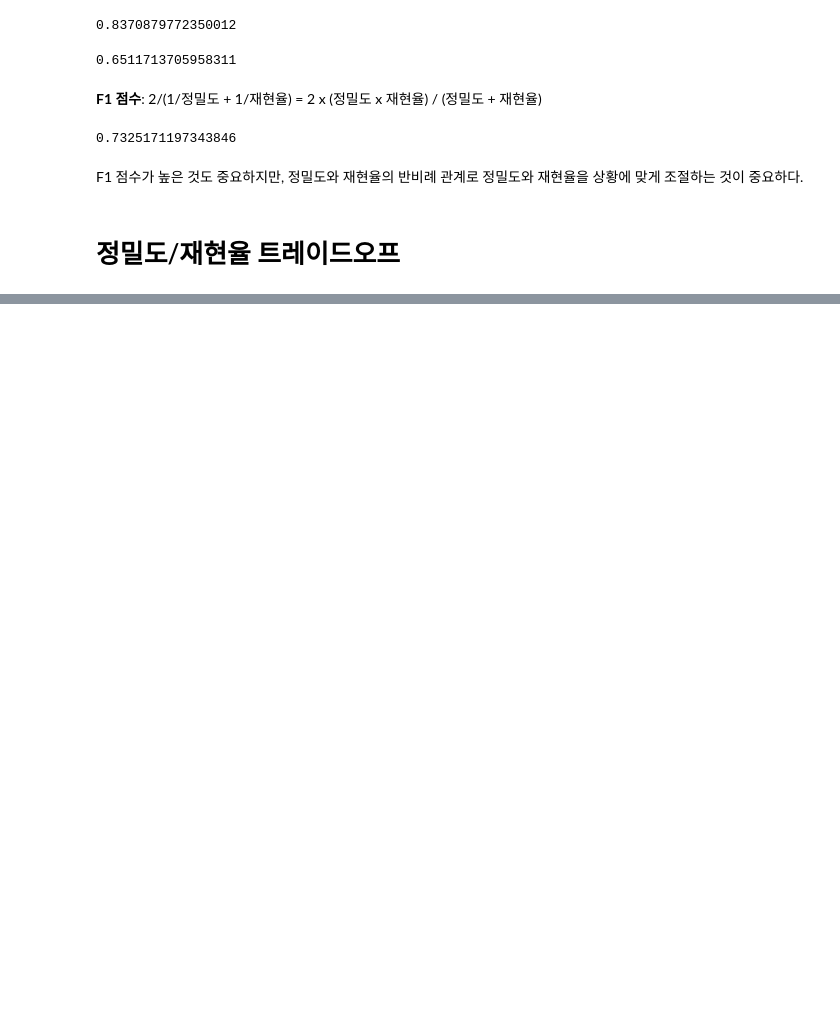
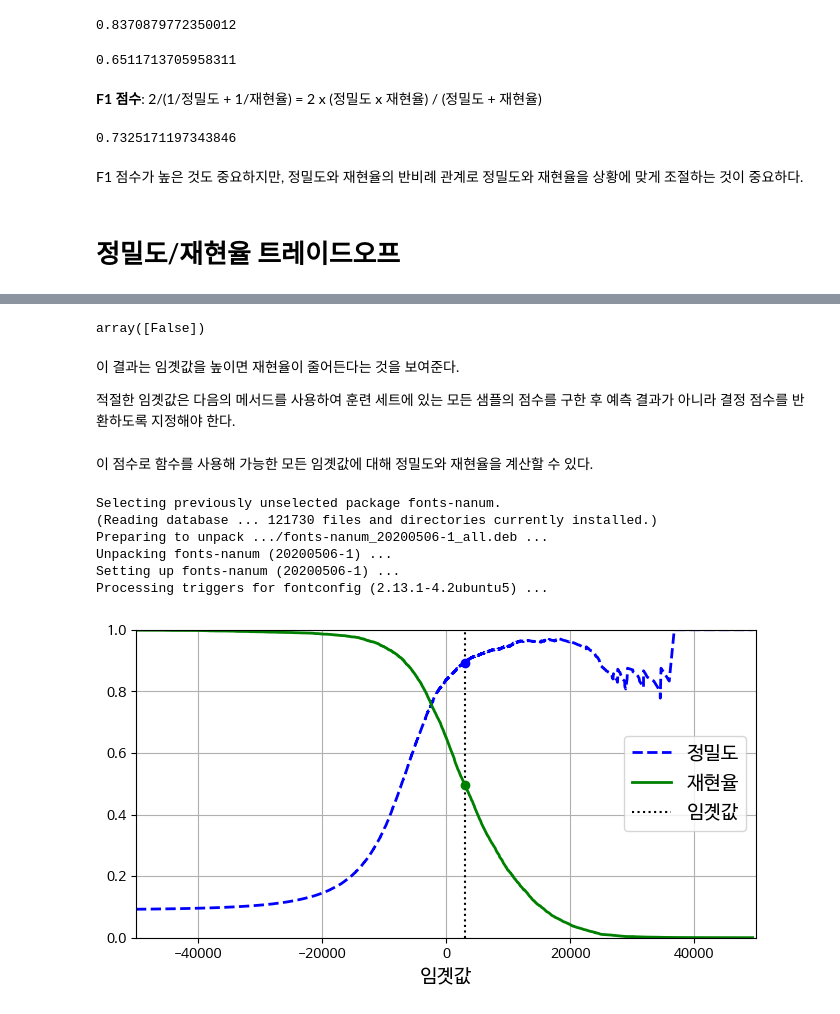
Before and after one commit to sheepjun96/Hands_On-Maching-Learning, a Jupyter notebook: 3장_분류.ipynb, the cells around one changed output, grey strips where cells are left out. Drawn from its saved outputs; the diff is of its cells as text; code cells hidden in the pictures; blank space fills up the shorter version.

```diff
--- a/3장_분류.ipynb
+++ b/3장_분류.ipynb
@@ -200,0 +217,62 @@ F1 점수가 높은 것도 중요하지만, 정밀도와 재현율의 반비례
+# %%
+threshold = 3000
+y_some_digit_pred = (y_scores > threshold)
+y_some_digit_pred
+# %% [output]
+array([False])
+# %% [markdown]
+이 결과는 임곗값을 높이면 재현율이 줄어든다는 것을 보여준다.
+
+적절한 임곗값은 다음의 메서드를 사용하여 훈련 세트에 있는 모든 샘플의 점수를 구한 후 예측 결과가 아니라 결정 점수를 반환하도록 지정해야 한다.
+# %%
+y_scores = cross_val_predict(sgd_clf, X_train, y_train_5, cv=3,
+                             method="decision_function")
+# %% [markdown]
+이 점수로 함수를 사용해 가능한 모든 임곗값에 대해 정밀도와 재현율을 계산할 수 있다.
+# %%
+from sklearn.metrics import precision_recall_curve
+
+precisions, recalls, thresholds = precision_recall_curve(y_train_5, y_scores)
+# %%
+import sys
+
+# 노트북이 코랩에서 실행 중인지 체크합니다.
+if 'google.colab' in sys.modules:
+    !echo 'debconf debconf/frontend select Noninteractive' | debconf-set-selections
+    # 나눔 폰트를 설치합니다.
+    !sudo apt-get -qq -y install fonts-nanum
+    import matplotlib.font_manager as fm
+    font_files = fm.findSystemFonts(fontpaths=['/usr/share/fonts/truetype/nanum'])
+    for fpath in font_files:
+        fm.fontManager.addfont(fpath)
+
+    # 나눔바른고딕 폰트로 설정합니다.
+    import matplotlib.pyplot as plt
+    plt.rc('font', family='NanumBarunGothic')
+    # 마이너스 기호 표시 오류 수정
+    import matplotlib
+    matplotlib.rcParams['axes.unicode_minus'] = False
+# %% [output]
+Selecting previously unselected package fonts-nanum.
+(Reading database ... 121730 files and directories currently installed.)
+Preparing to unpack .../fonts-nanum_20200506-1_all.deb ...
+Unpacking fonts-nanum (20200506-1) ...
+Setting up fonts-nanum (20200506-1) ...
+Processing triggers for fontconfig (2.13.1-4.2ubuntu5) ...
+# %%
+plt.figure(figsize=(8, 4))
+plt.plot(thresholds, precisions[:-1], "b--", label="정밀도", linewidth=2)
+plt.plot(thresholds, recalls[:-1], "g-", label="재현율", linewidth=2)
+plt.vlines(threshold, 0, 1.0, "k", "dotted", label="임곗값")
+
+idx = (thresholds >= threshold).argmax()  # 첫 번째 index ≥ threshold
+plt.plot(thresholds[idx], precisions[idx], "bo")
+plt.plot(thresholds[idx], recalls[idx], "go")
+plt.axis([-50000, 50000, 0, 1])
+plt.grid()
+plt.xlabel("임곗값")
+plt.legend(loc="center right")
+
+plt.show()
+# %% [output]
+[figure, added]
```
Also changed, not shown: parts of 12 cells of this notebook.
